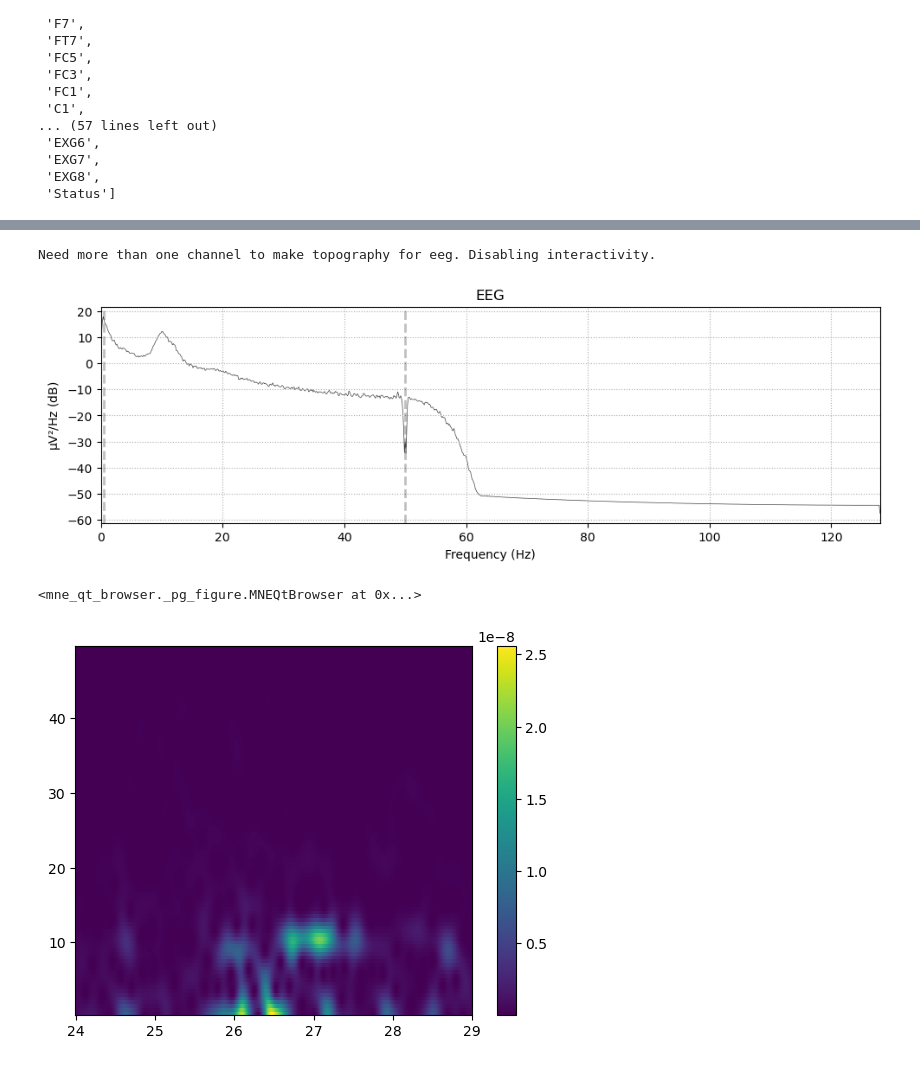
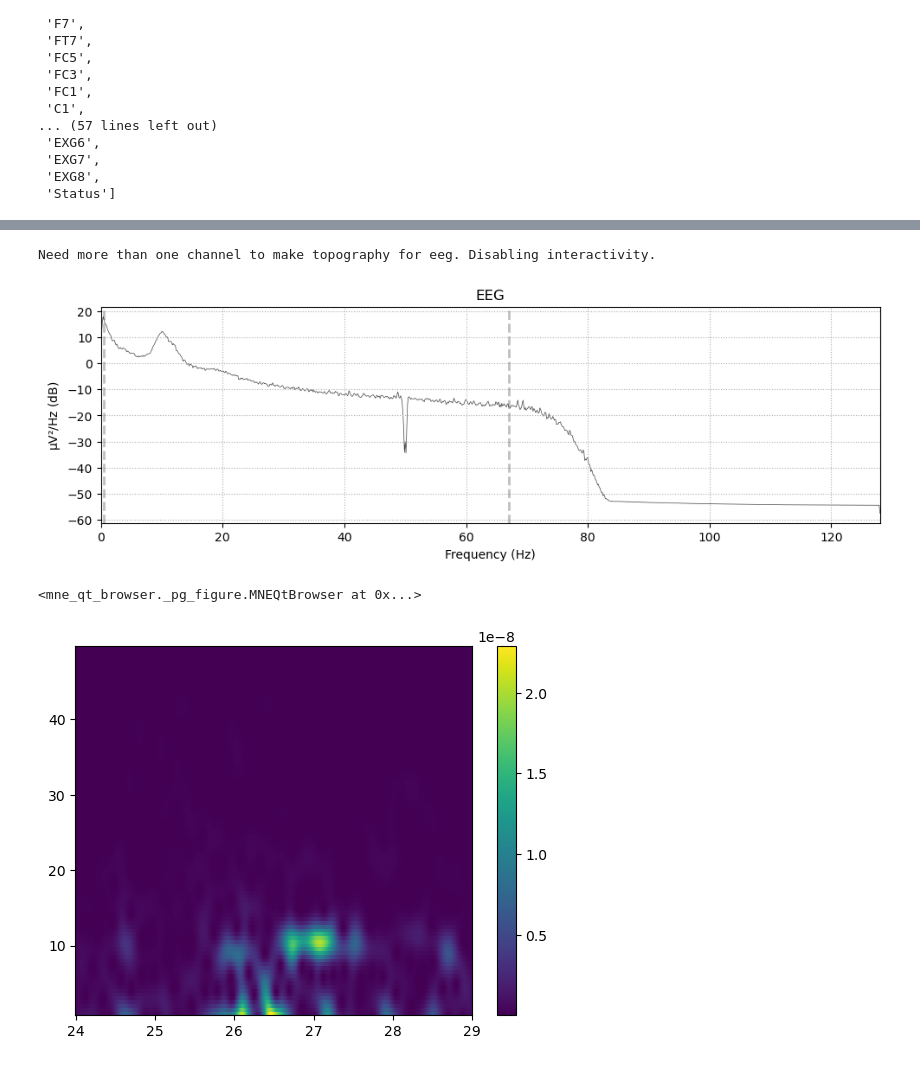
Before and after one commit to Turleyy/EEGresearch, a Jupyter notebook: EEG/read_data_2.ipynb, the cells around one changed output, grey strips where cells are left out. Cells and saved outputs as stored; diff of their text form; code cells hidden in the pictures.

```diff
--- a/EEG/read_data_2.ipynb
+++ b/EEG/read_data_2.ipynb
@@ -26,7 +26,7 @@ raw.info
 | Highpass | 0.00 Hz |
 | Lowpass | 67.00 Hz |
 # %%
-n_raw = raw.copy().notch_filter(50).filter(0.5 ,50)
+n_raw = raw.copy().notch_filter(50).filter(0.5 ,67)
 # %% [output]
 Filtering raw data in 1 contiguous segment
 Setting up band-stop filter from 49 - 51 Hz
@@ -92,7 +91,7 @@ Need more than one channel to make topography for eeg. Disabling interactivity.
 n_psd.plot(picks = ['FC3'])
 # %% [output]
 Need more than one channel to make topography for eeg. Disabling interactivity.
-[figure, old version]
+[figure, new version]
 # %%
 raw.plot()
 n_raw.plot()
@@ -101,15 +100,15 @@ n_raw.plot()
 # %%
 view_length = 5
 view_start = 24
 view_chan = ['FC3', 'FC5']
 view_data = n_raw.get_data(picks=view_chan, tmin=view_start, tmax=view_start+view_length)
 # epoch = mne.Epochs(n_raw, event=None, tmin=view_start, tmax=view_start+view_length)
 epoch = np.expand_dims(view_data, 1)
-freqs_1 = np.arange(0.5, 50.0, 0.5)
+freqs_1 = np.arange(1, 50.0, 0.5)
 test_morlet_1 = mne.time_frequency.tfr_array_morlet(epoch, 256, freqs_1, freqs_1/2, output = 'power')
 X_1, Y_1 = np.meshgrid(np.linspace(view_start, view_start+view_length, view_data.shape[1]), freqs_1)
 plt.pcolormesh(X_1, Y_1, test_morlet_1[0, 0])
 plt.colorbar()
 plt.show()
 # %% [output]
-[figure, old version]
+[figure, new version]
```
Also changed, not shown: parts of 6 cells of this notebook.
